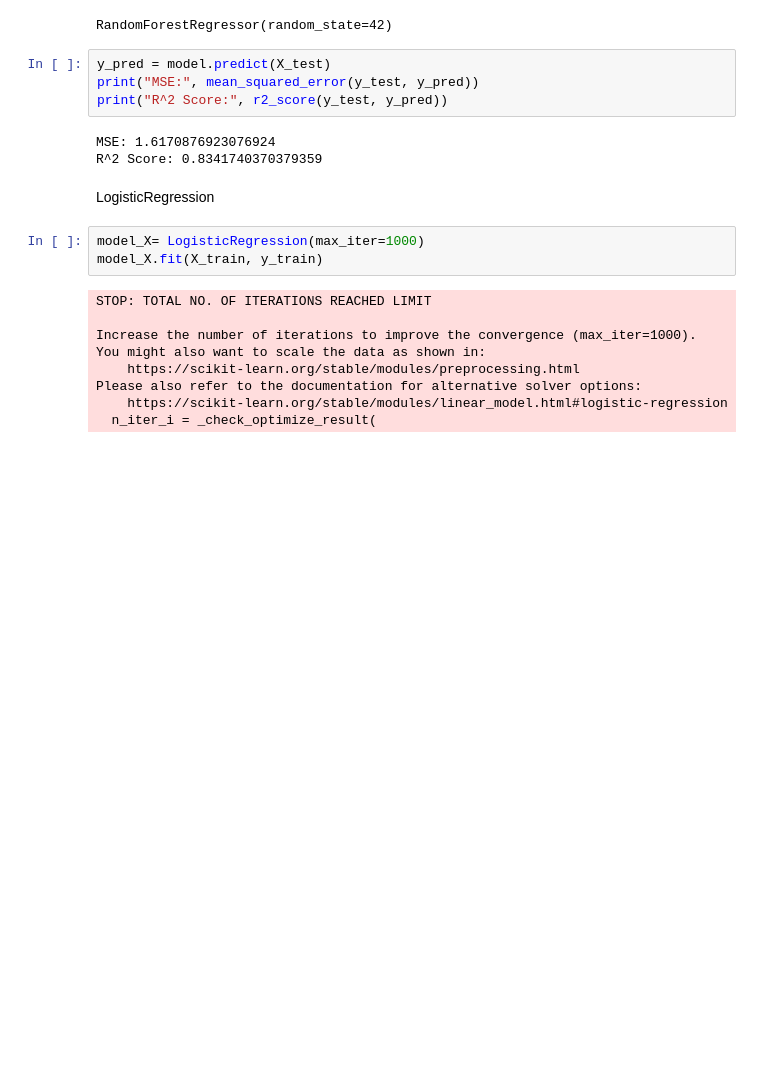
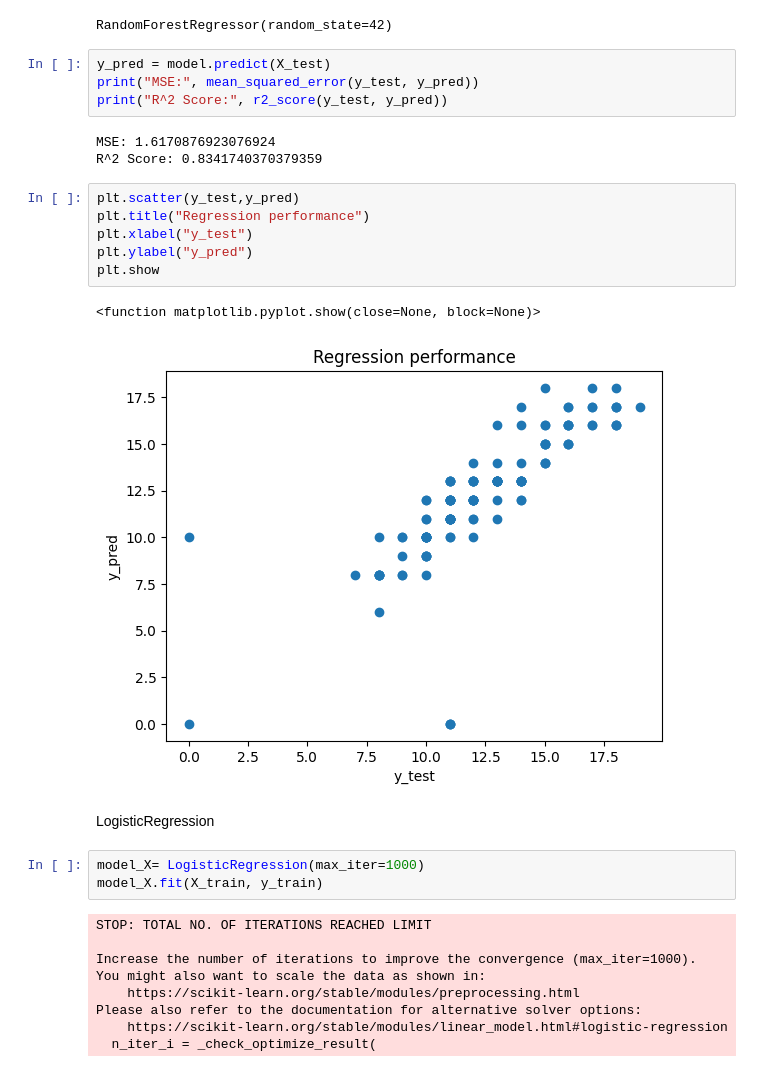
Before and after one commit to Seetharamanrs/Student_performance_analysis, a Jupyter notebook: Eda-analysis/student.ipynb, the cells around one changed output. Cells and saved outputs as stored; diff of their text form; blank space fills up the shorter version.

```diff
--- a/Eda-analysis/student.ipynb
+++ b/Eda-analysis/student.ipynb
@@ -208,6 +208,15 @@ print("R^2 Score:", r2_score(y_test, y_pred))
 # %% [output]
 MSE: 1.6170876923076924
 R^2 Score: 0.8341740370379359
+# %%
+plt.scatter(y_test,y_pred)
+plt.title("Regression performance")
+plt.xlabel("y_test")
+plt.ylabel("y_pred")
+plt.show
+# %% [output]
+<function matplotlib.pyplot.show(close=None, block=None)>
+[figure, added]
 # %% [markdown]
 LogisticRegression
 # %%
```
Also changed, not shown: parts of 3 cells of this notebook.
